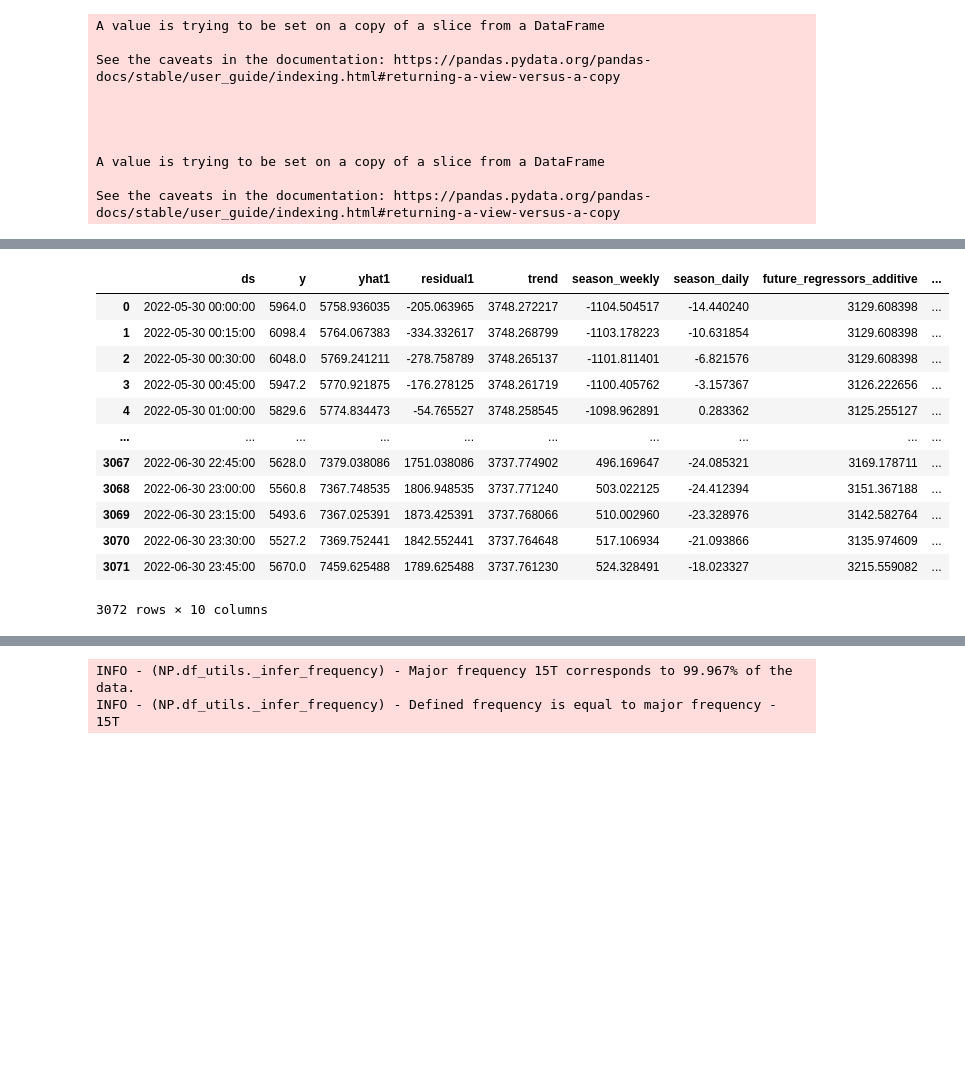
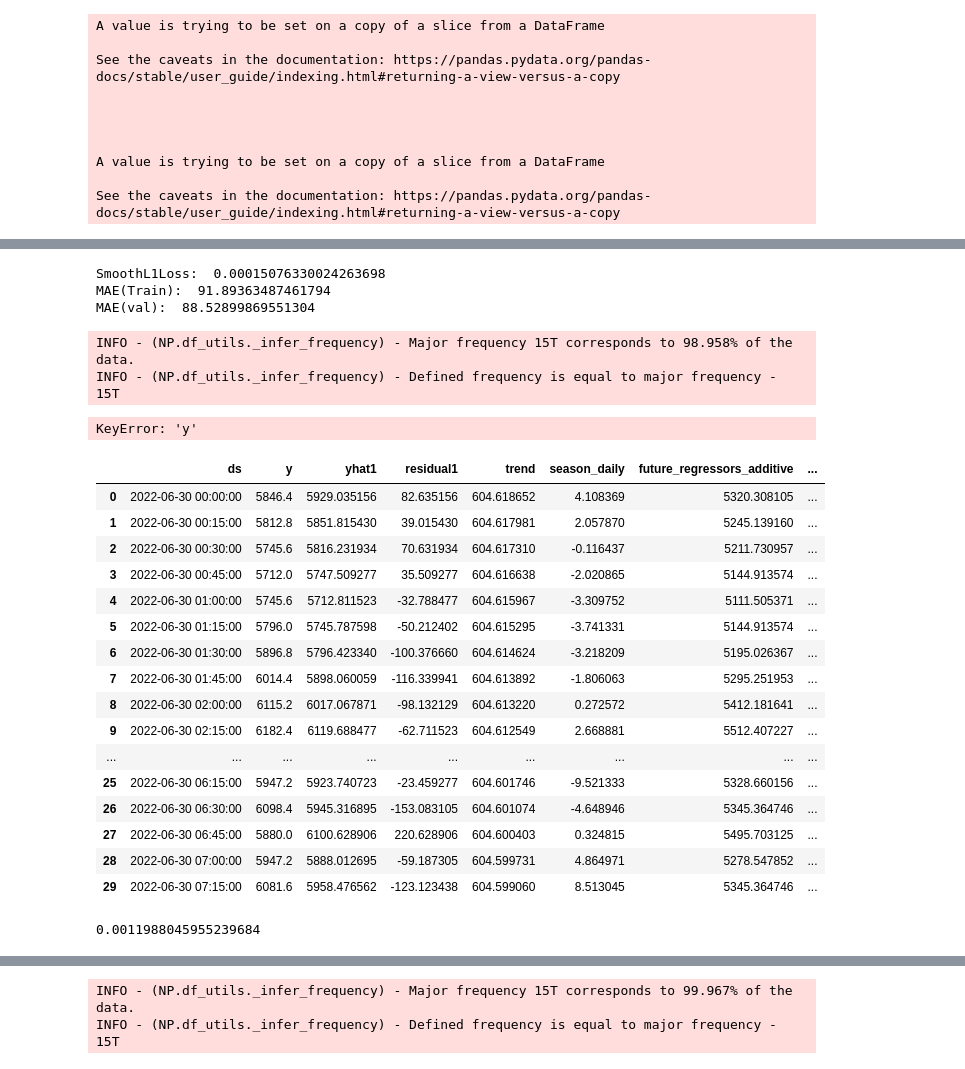
Before and after one commit to yeonkyoung/Time_Series, a Jupyter notebook: Temp_predict/moorim_prophet.ipynb, the cells around one changed output, grey strips where cells are left out. Saved outputs shown, nothing was run; the diff lists cells and outputs as text; code cells hidden in the pictures; blank space fills up the shorter version.

```diff
--- a/Temp_predict/moorim_prophet.ipynb
+++ b/Temp_predict/moorim_prophet.ipynb
@@ -138,0 +174,4 @@ INFO - (NP.forecaster.__handle_missing_data) - 4 NaN values in column B were aut
+# %%
+#학습데이터, 검증데이터 분리
+train, val = model_tune.split_df(df_train, valid_p = 0.10)
+print(len(train),len(val))
@@ -138,0 +182,2 @@ INFO - (NP.forecaster.__handle_missing_data) - 4 NaN values in column B were aut
+# %%
+metrics = model_tune.fit(train, validation_df=val, progress='plot')
@@ -138,0 +215,9 @@ INFO - (NP.forecaster.__handle_missing_data) - 4 NaN values in column B were aut
+# %%
+#metric 확인
+print("SmoothL1Loss: ", metrics.SmoothL1Loss.tail(1).item())
+print("MAE(Train): ", metrics.MAE.tail(1).item())
+print("MAE(val): ", metrics.MAE_val.tail(1).item())
+# %% [output]
+SmoothL1Loss:  0.00015076330024263698
+MAE(Train):  91.89363487461794
+MAE(val):  88.52899869551304
@@ -139,17 +228,44 @@ INFO - (NP.forecaster.__handle_missing_data) - 4 NaN values in column B were aut
+# %%
+df_test=df_test.drop(['y'],axis=1)
+# %%
+# fig, ax = plt.subplots(figsize=(14, 10))
+forecast = model_tune.predict(df_test)
+# fig=model.plot(forecast[['ds','y','yhat1']])
+
+
+fig, ax = plt.subplots(figsize=(14, 10))
+model_tune= model_tune.highlight_nth_step_ahead_of_each_forecast(1)
+model_tune.plot(forecast, xlabel="Date", ylabel="Temp", ax=ax)
+ax.set_title("moorim_demand", fontsize=28, fontweight="bold")
+# %% [output]
+INFO - (NP.df_utils._infer_frequency) - Major frequency 15T corresponds to 98.958% of the data.
+INFO - (NP.df_utils._infer_frequency) - Defined frequency is equal to major frequency - 15T
+KeyError: 'y'
 # %%
-forecast
+forecast[0:30]
 # %% [output]
-|  | ds | y | yhat1 | residual1 | trend | season_weekly | season_daily | future_regressors_additive | ... |
-| 0 | 2022-05-30 00:00:00 | 5964.0 | 5758.936035 | -205.063965 | 3748.272217 | -1104.504517 | -14.440240 | 3129.608398 | ... |
-| 1 | 2022-05-30 00:15:00 | 6098.4 | 5764.067383 | -334.332617 | 3748.268799 | -1103.178223 | -10.631854 | 3129.608398 | ... |
-| 2 | 2022-05-30 00:30:00 | 6048.0 | 5769.241211 | -278.758789 | 3748.265137 | -1101.811401 | -6.821576 | 3129.608398 | ... |
-| 3 | 2022-05-30 00:45:00 | 5947.2 | 5770.921875 | -176.278125 | 3748.261719 | -1100.405762 | -3.157367 | 3126.222656 | ... |
-| 4 | 2022-05-30 01:00:00 | 5829.6 | 5774.834473 | -54.765527 | 3748.258545 | -1098.962891 | 0.283362 | 3125.255127 | ... |
-| ... | ... | ... | ... | ... | ... | ... | ... | ... | ... |
-| 3067 | 2022-06-30 22:45:00 | 5628.0 | 7379.038086 | 1751.038086 | 3737.774902 | 496.169647 | -24.085321 | 3169.178711 | ... |
-| 3068 | 2022-06-30 23:00:00 | 5560.8 | 7367.748535 | 1806.948535 | 3737.771240 | 503.022125 | -24.412394 | 3151.367188 | ... |
-| 3069 | 2022-06-30 23:15:00 | 5493.6 | 7367.025391 | 1873.425391 | 3737.768066 | 510.002960 | -23.328976 | 3142.582764 | ... |
-| 3070 | 2022-06-30 23:30:00 | 5527.2 | 7369.752441 | 1842.552441 | 3737.764648 | 517.106934 | -21.093866 | 3135.974609 | ... |
-| 3071 | 2022-06-30 23:45:00 | 5670.0 | 7459.625488 | 1789.625488 | 3737.761230 | 524.328491 | -18.023327 | 3215.559082 | ... |
+|  | ds | y | yhat1 | residual1 | trend | season_daily | future_regressors_additive | ... |
+| 0 | 2022-06-30 00:00:00 | 5846.4 | 5929.035156 | 82.635156 | 604.618652 | 4.108369 | 5320.308105 | ... |
+| 1 | 2022-06-30 00:15:00 | 5812.8 | 5851.815430 | 39.015430 | 604.617981 | 2.057870 | 5245.139160 | ... |
+| 2 | 2022-06-30 00:30:00 | 5745.6 | 5816.231934 | 70.631934 | 604.617310 | -0.116437 | 5211.730957 | ... |
+| 3 | 2022-06-30 00:45:00 | 5712.0 | 5747.509277 | 35.509277 | 604.616638 | -2.020865 | 5144.913574 | ... |
+| 4 | 2022-06-30 01:00:00 | 5745.6 | 5712.811523 | -32.788477 | 604.615967 | -3.309752 | 5111.505371 | ... |
+| 5 | 2022-06-30 01:15:00 | 5796.0 | 5745.787598 | -50.212402 | 604.615295 | -3.741331 | 5144.913574 | ... |
+| 6 | 2022-06-30 01:30:00 | 5896.8 | 5796.423340 | -100.376660 | 604.614624 | -3.218209 | 5195.026367 | ... |
+| 7 | 2022-06-30 01:45:00 | 6014.4 | 5898.060059 | -116.339941 | 604.613892 | -1.806063 | 5295.251953 | ... |
+| 8 | 2022-06-30 02:00:00 | 6115.2 | 6017.067871 | -98.132129 | 604.613220 | 0.272572 | 5412.181641 | ... |
+| 9 | 2022-06-30 02:15:00 | 6182.4 | 6119.688477 | -62.711523 | 604.612549 | 2.668881 | 5512.407227 | ... |
+| ... | ... | ... | ... | ... | ... | ... | ... | ... |
+| 25 | 2022-06-30 06:15:00 | 5947.2 | 5923.740723 | -23.459277 | 604.601746 | -9.521333 | 5328.660156 | ... |
+| 26 | 2022-06-30 06:30:00 | 6098.4 | 5945.316895 | -153.083105 | 604.601074 | -4.648946 | 5345.364746 | ... |
+| 27 | 2022-06-30 06:45:00 | 5880.0 | 6100.628906 | 220.628906 | 604.600403 | 0.324815 | 5495.703125 | ... |
+| 28 | 2022-06-30 07:00:00 | 5947.2 | 5888.012695 | -59.187305 | 604.599731 | 4.864971 | 5278.547852 | ... |
+| 29 | 2022-06-30 07:15:00 | 6081.6 | 5958.476562 | -123.123438 | 604.599060 | 8.513045 | 5345.364746 | ... |
-3072 rows × 10 columns
+# %%
+import numpy as np
+def SMAPE(y_true, y_pred):
+    return np.mean( (np.abs(y_true-y_pred)) / ((np.abs(y_true) + np.abs(y_pred))/2) ) * 100
+SMAPE(forecast['y'],forecast['yhat1'])
+# %% [output]
+0.0011988045955239684
 # %%
```
Also changed, not shown: parts of 25 cells of this notebook.
